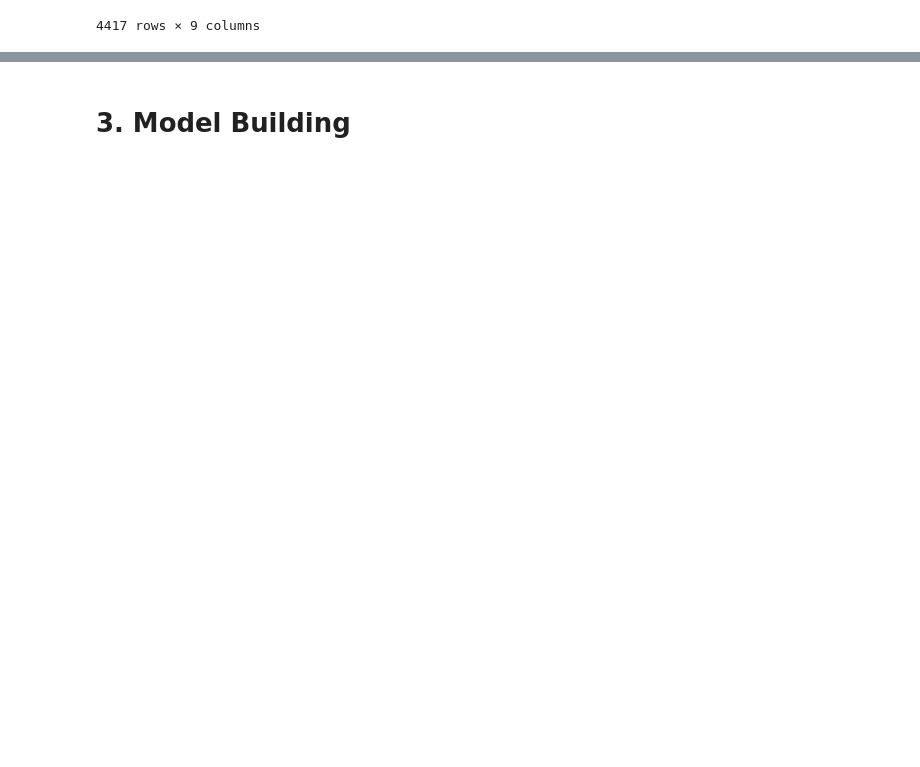
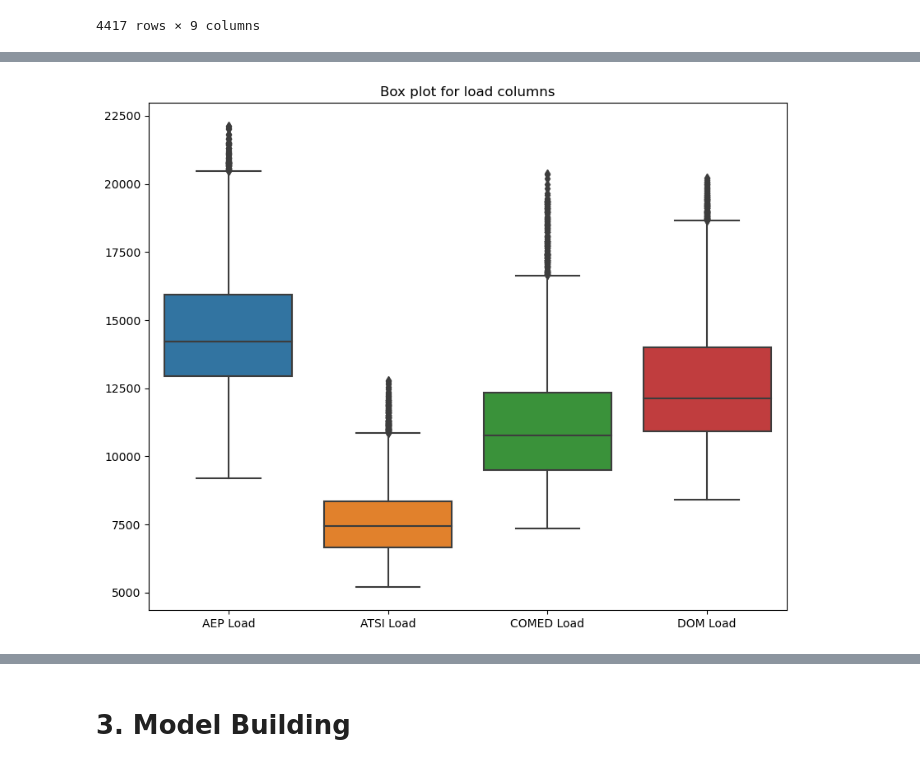
Before and after one commit to Nim-ah/Day-Ahead-Real-Time-Constraint-Investigation, a Jupyter notebook: DA_RT_V1.ipynb, the cells around one changed output, grey strips where cells are left out. Saved outputs shown, nothing was run; the diff lists cells and outputs as text; code cells hidden in the pictures; blank space fills up the shorter version.

```diff
--- a/DA_RT_V1.ipynb
+++ b/DA_RT_V1.ipynb
@@ -47,0 +159,8 @@ DOM_load = df["DOM Load"]
+# %%
+# Boxplot for load columns
+plt.figure(figsize=(10, 8))
+sns.boxplot(data=df[load_cols])
+plt.title('Box plot for load columns')
+plt.show()
+# %% [output]
+[figure, added]
```
Also changed, not shown: parts of 16 cells of this notebook.
